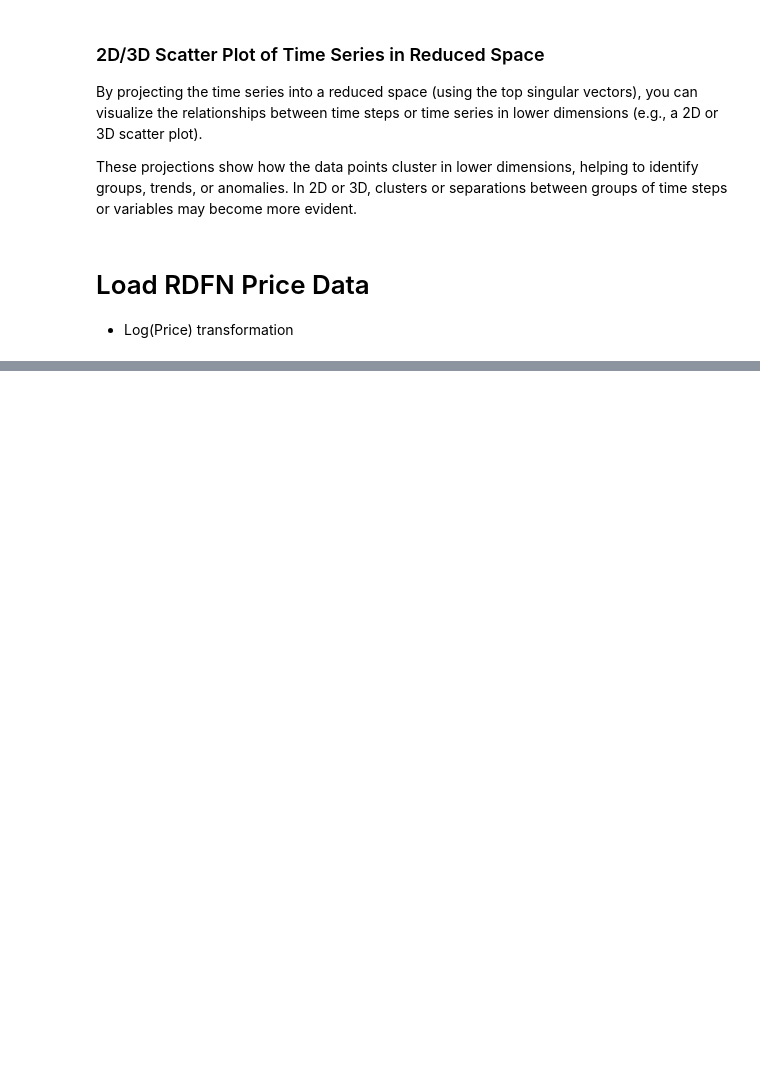
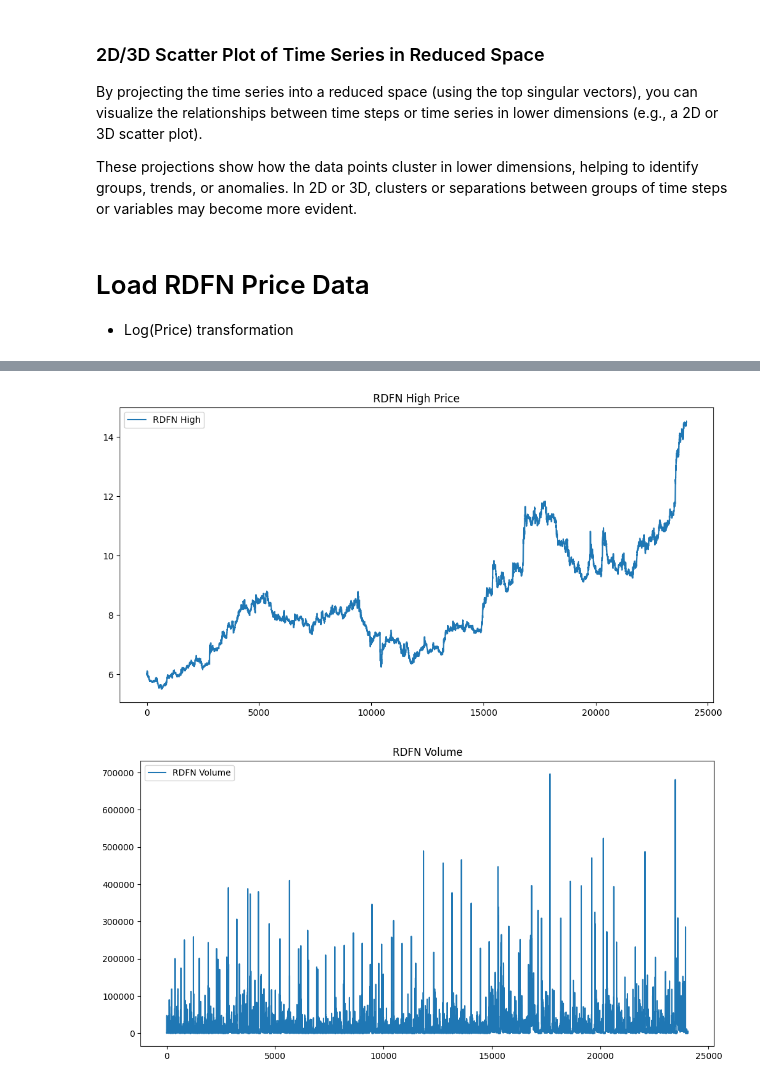
Before and after one commit to 196sigma/ibis, a Jupyter notebook: notebooks/Ibis.ipynb, the cells around one changed output, grey strips where cells are left out. Drawn from its saved outputs; the diff is of its cells as text; code cells hidden in the pictures; blank space fills up the shorter version.

```diff
--- a/notebooks/Ibis.ipynb
+++ b/notebooks/Ibis.ipynb
@@ -17,8 +17,8 @@ from openai import OpenAI
 # %%
 # MUST SET COMPUTING ENVIRONMENT
 #COMPUTING_ENV = 'windows'
-#COMPUTING_ENV = 'ubuntu'
-COMPUTING_ENV = 'aws'
+COMPUTING_ENV = 'ubuntu'
+#COMPUTING_ENV = 'aws'
 # %%
 os.getcwd()
 # %% [output]
@@ -167,8 +251,8 @@ fred_treasury_series = ['DGS10', 'DGS2', 'DGS30']
 fred_tips_daily_data_fp = os.path.join(FRED_DIR, 'daily', 'FRED_daily_tips.csv')
 fred_treasuries_daily_data_fp = os.path.join(FRED_DIR, 'daily', 'FRED_daily_treasuries.csv')
 
-create_or_update_fred_tips_data = False
-create_or_update_fred_treasuries_data = False
+create_or_update_fred_tips_data = True
+create_or_update_fred_treasuries_data = True
 # %% [markdown]
 ## Treasury Inflation-Indexed Securities
 # %%
@@ -434,0 +542,4 @@ rdfn_df
+# %%
+# alt
+rdfn_df = pd.read_csv(os.path.join(DATA_DIR, stock_csv_filename.replace('.txt', '.csv')), parse_dates=True, index_col='date')
+rdfn_df
@@ -435,2 +561,3 @@ rdfn_df
 # %%
-rdfn_df = rdfn_df.query("date >= '2024-07-01'").query("is_trading_hour == True").query("volume > 0")
+rdfn_df = rdfn_df.query("date >= '2024-07-01'")
+rdfn_df
@@ -439,14 +591,17 @@ rdfn_df.describe()
 # %%
 # plot high
 plt.figure(figsize=(12, 6))
 plt.plot(rdfn_df['high'].values, label=f"{ticker} High")
 plt.title(f"{ticker} High Price")
 plt.legend()
 plt.show()
 
-# bar plot volume
+# line plot volume
 plt.figure(figsize=(12, 6))
-plt.bar(x=range(len(rdfn_df)), height=rdfn_df['volume'].values-min(rdfn_df['volume'].values), label=f"{ticker} Volume")
+plt.plot(rdfn_df['volume'].values, label=f"{ticker} Volume")
 plt.title(f"{ticker} Volume")
 plt.legend()
 plt.show()
+# %% [output]
+[figure, added]
+[figure, added]
```
Also changed, not shown: parts of 18 cells of this notebook, 4 other files.
